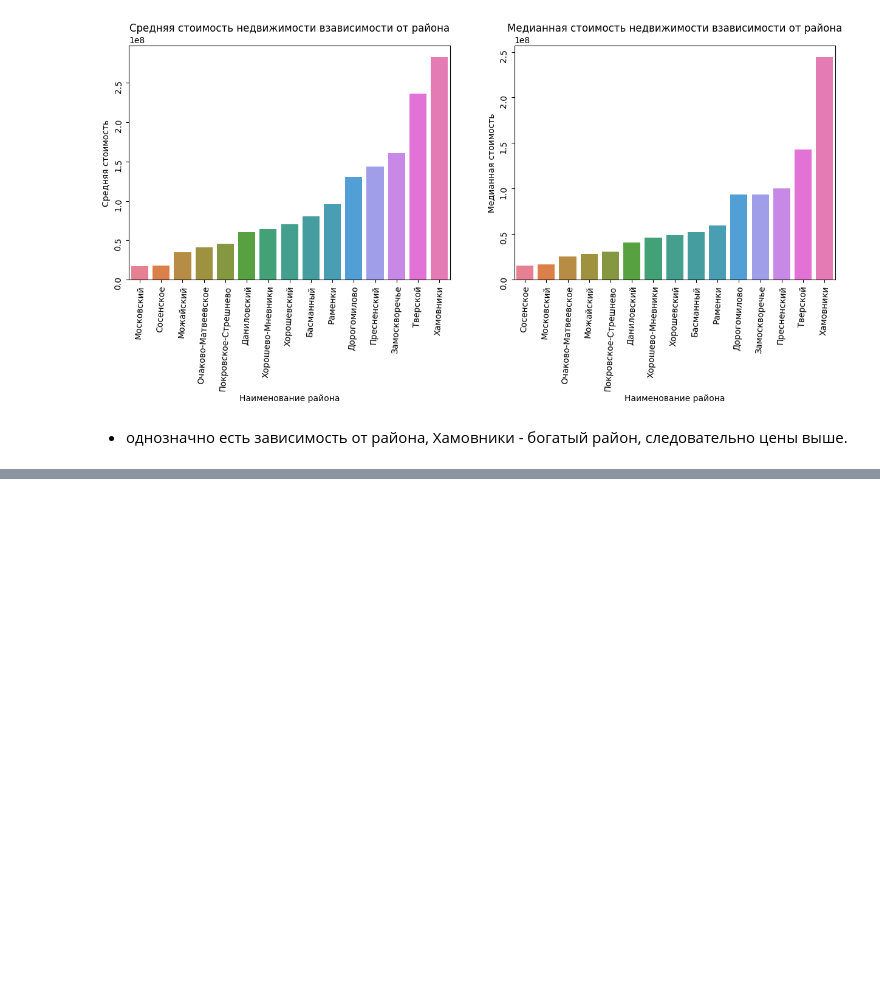
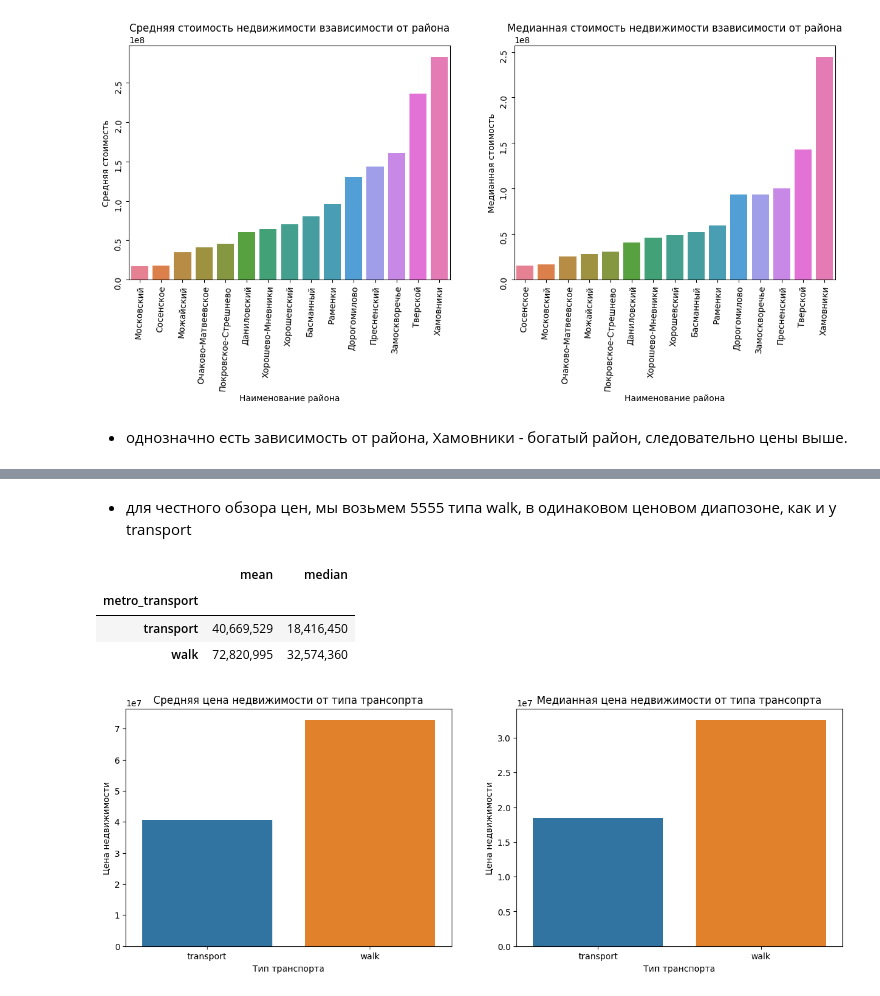
Before and after one commit to lopa8in/PROJECT-CIAN, a Jupyter notebook: Работа с данными/SHOW_EDA.ipynb, the cells around one changed output, grey strips where cells are left out. Saved outputs shown, nothing was run; the diff lists cells and outputs as text; code cells hidden in the pictures; blank space fills up the shorter version.

```diff
--- a/Работа с данными/SHOW_EDA.ipynb
+++ b/Работа с данными/SHOW_EDA.ipynb
@@ -109,0 +120,10 @@ sns.barplot(data=a, x='district', y='price_rub')
+# %% [markdown]
+* для честного обзора цен, мы возьмем 5555 типа walk, в одинаковом ценовом диапозоне, как и у transport
+# %%
+walk_transport_metro_different_price(data)
+# %% [output]
+|  | mean | median |
+| metro_transport |  |  |
+| transport | 40,669,529 | 18,416,450 |
+| walk | 72,820,995 | 32,574,360 |
+[figure, added]
```
Also changed, not shown: parts of 24 cells of this notebook, 22 other files.
